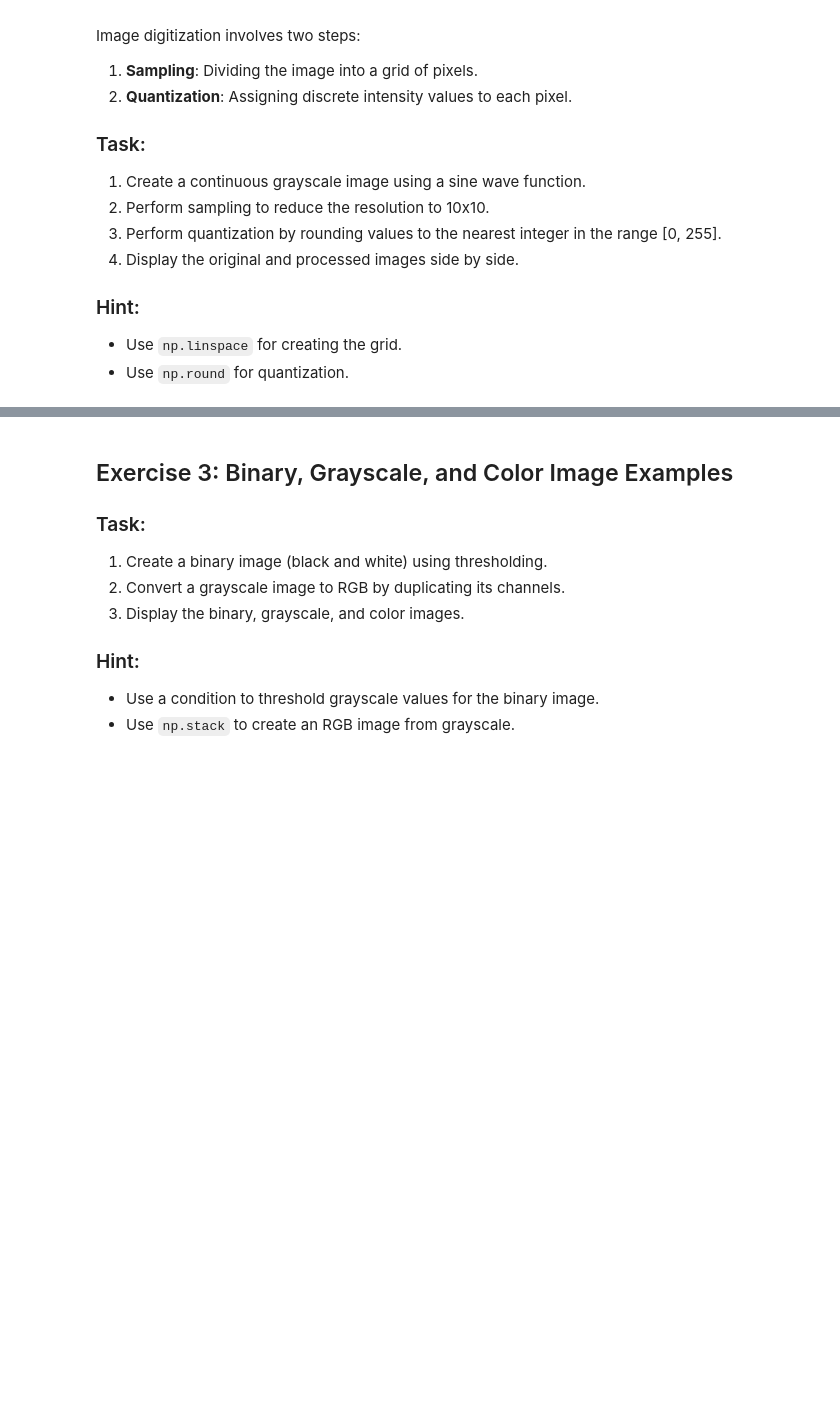
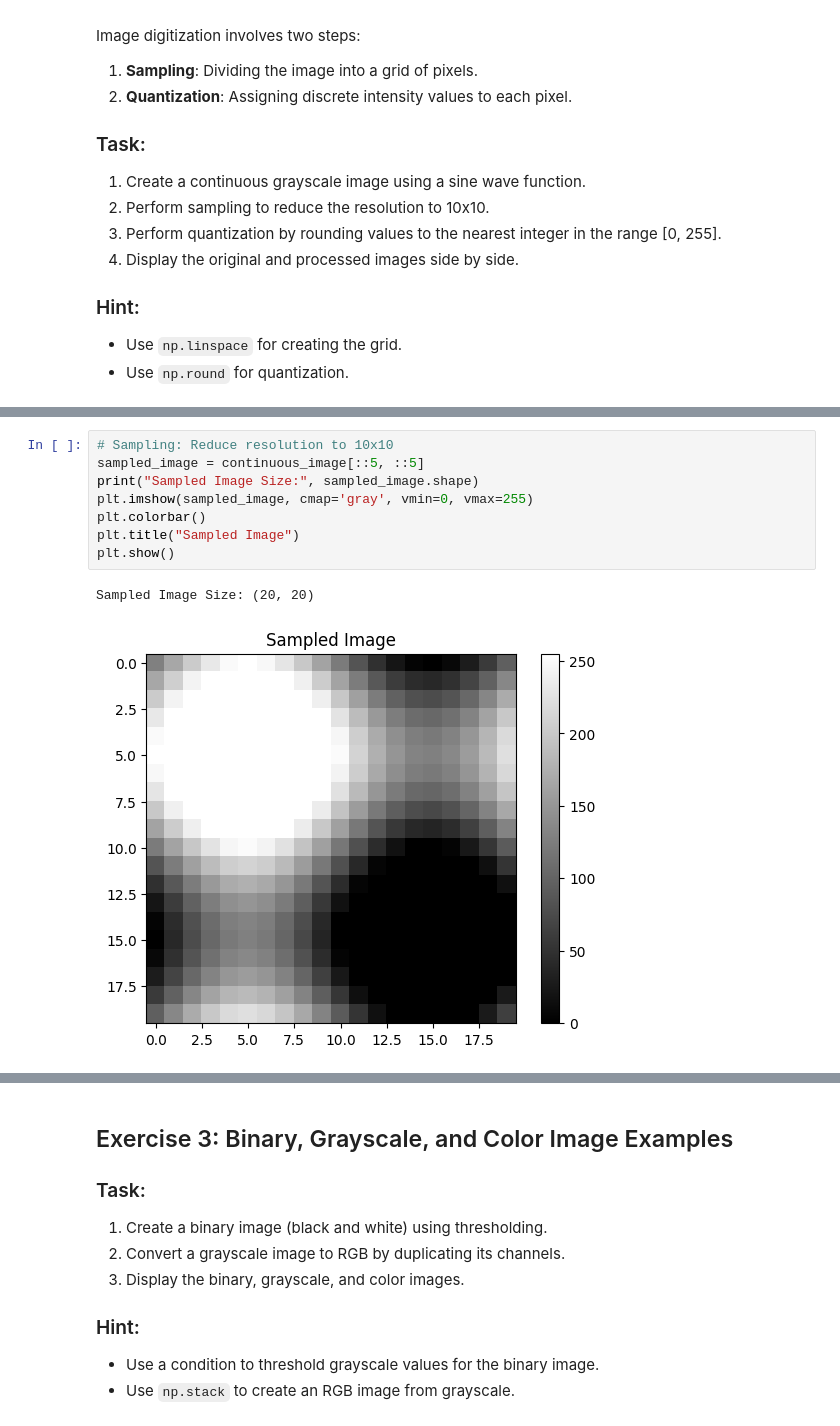
Before and after one commit to TinsBits/Computer_Vision_Exercises, a Jupyter notebook: CV2_Digital_Image_Fundamentals_Exercises.ipynb, the cells around one changed output, grey strips where cells are left out. Cells and saved outputs as stored; diff of their text form; blank space fills up the shorter version.

```diff
--- a/CV2_Digital_Image_Fundamentals_Exercises.ipynb
+++ b/CV2_Digital_Image_Fundamentals_Exercises.ipynb
@@ -59,0 +81,11 @@ Image digitization involves two steps:
+# %%
+# Sampling: Reduce resolution to 10x10
+sampled_image = continuous_image[::5, ::5]
+print("Sampled Image Size:", sampled_image.shape)
+plt.imshow(sampled_image, cmap='gray', vmin=0, vmax=255)
+plt.colorbar()
+plt.title("Sampled Image")
+plt.show()
+# %% [output]
+Sampled Image Size: (20, 20)
+[figure, added]
```
Also changed, not shown: parts of 6 cells of this notebook.
